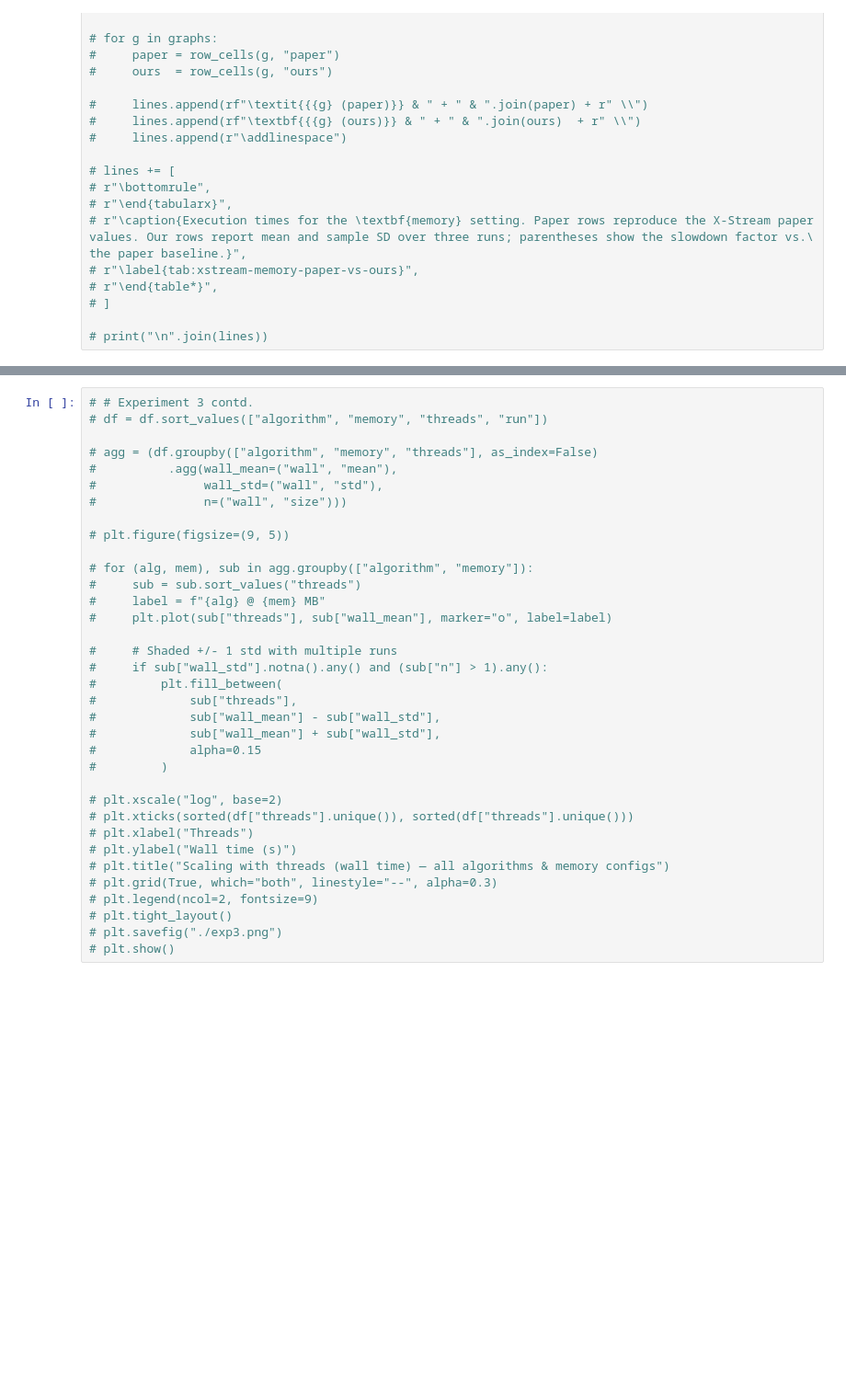
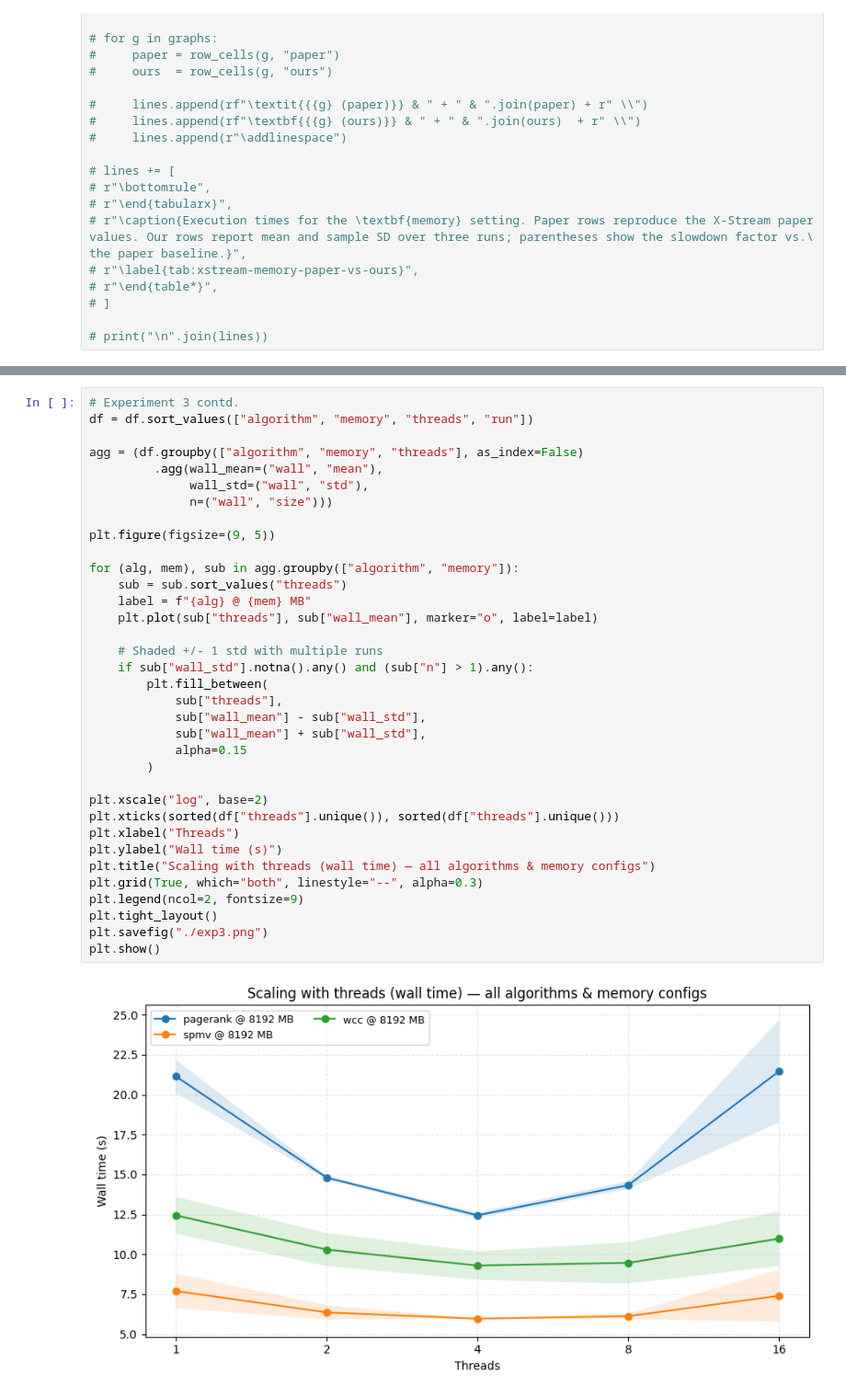
Before and after one commit to pytelj/x-stream, a Jupyter notebook: analysis.ipynb, the cells around one changed output, grey strips where cells are left out. Shown at 92% size. Drawn from its saved outputs; the diff is of its cells as text; blank space fills up the shorter version.

```diff
--- a/analysis.ipynb
+++ b/analysis.ipynb
@@ -385,35 +473,37 @@ df.sort_values(by=["algorithm", "memory"])
 # %%
-# # Experiment 3 contd.
-# df = df.sort_values(["algorithm", "memory", "threads", "run"])
+# Experiment 3 contd.
+df = df.sort_values(["algorithm", "memory", "threads", "run"])
 
-# agg = (df.groupby(["algorithm", "memory", "threads"], as_index=False)
-#          .agg(wall_mean=("wall", "mean"),
-#               wall_std=("wall", "std"),
-#               n=("wall", "size")))
+agg = (df.groupby(["algorithm", "memory", "threads"], as_index=False)
+         .agg(wall_mean=("wall", "mean"),
+              wall_std=("wall", "std"),
+              n=("wall", "size")))
 
-# plt.figure(figsize=(9, 5))
+plt.figure(figsize=(9, 5))
 
-# for (alg, mem), sub in agg.groupby(["algorithm", "memory"]):
-#     sub = sub.sort_values("threads")
-#     label = f"{alg} @ {mem} MB"
-#     plt.plot(sub["threads"], sub["wall_mean"], marker="o", label=label)
+for (alg, mem), sub in agg.groupby(["algorithm", "memory"]):
+    sub = sub.sort_values("threads")
+    label = f"{alg} @ {mem} MB"
+    plt.plot(sub["threads"], sub["wall_mean"], marker="o", label=label)
 
-#     # Shaded +/- 1 std with multiple runs
-#     if sub["wall_std"].notna().any() and (sub["n"] > 1).any():
-#         plt.fill_between(
-#             sub["threads"],
-#             sub["wall_mean"] - sub["wall_std"],
-#             sub["wall_mean"] + sub["wall_std"],
-#             alpha=0.15
-#         )
+    # Shaded +/- 1 std with multiple runs
+    if sub["wall_std"].notna().any() and (sub["n"] > 1).any():
+        plt.fill_between(
+            sub["threads"],
+            sub["wall_mean"] - sub["wall_std"],
+            sub["wall_mean"] + sub["wall_std"],
+            alpha=0.15
+        )
 
-# plt.xscale("log", base=2)
-# plt.xticks(sorted(df["threads"].unique()), sorted(df["threads"].unique()))
-# plt.xlabel("Threads")
-# plt.ylabel("Wall time (s)")
-# plt.title("Scaling with threads (wall time) — all algorithms & memory configs")
-# plt.grid(True, which="both", linestyle="--", alpha=0.3)
-# plt.legend(ncol=2, fontsize=9)
-# plt.tight_layout()
-# plt.savefig("./exp3.png")
-# plt.show()
+plt.xscale("log", base=2)
+plt.xticks(sorted(df["threads"].unique()), sorted(df["threads"].unique()))
+plt.xlabel("Threads")
+plt.ylabel("Wall time (s)")
+plt.title("Scaling with threads (wall time) — all algorithms & memory configs")
+plt.grid(True, which="both", linestyle="--", alpha=0.3)
+plt.legend(ncol=2, fontsize=9)
+plt.tight_layout()
+plt.savefig("./exp3.png")
+plt.show()
+# %% [output]
+[figure, added]
```
Also changed, not shown: parts of 6 cells of this notebook, 1 other file.
